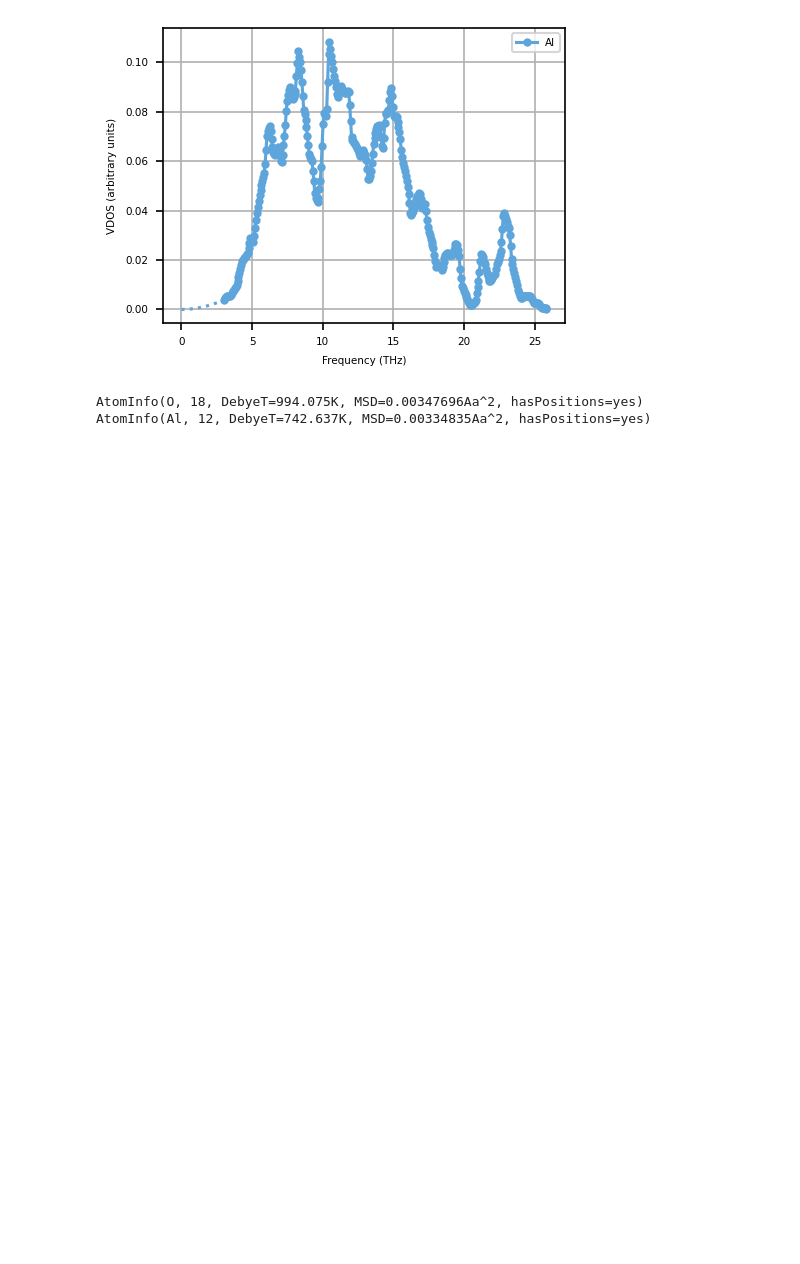
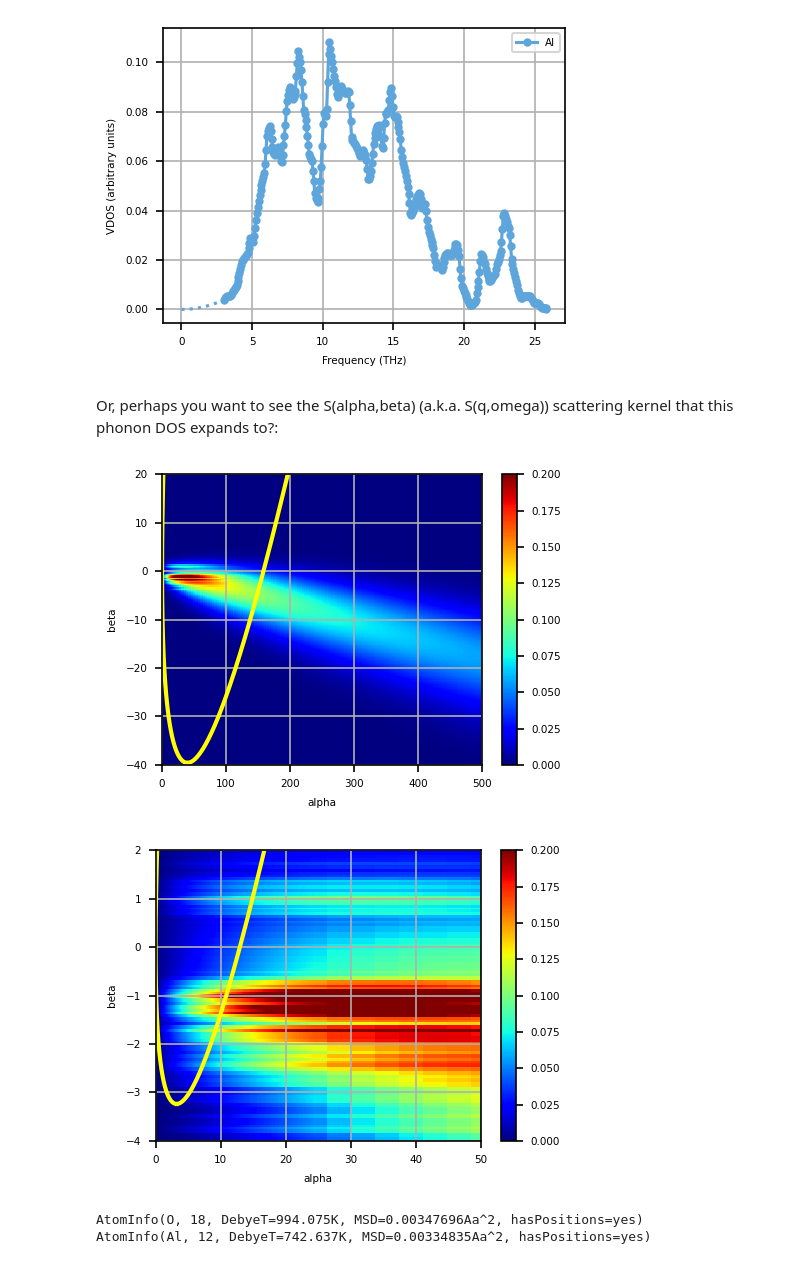
Before and after one commit to mctools/ncrystal-notebooks, a Jupyter notebook: notebooks/ncrystal1_basic_01_Introduction_and_Python_API.ipynb, the cells around one changed output. Cells and saved outputs as stored; diff of their text form; code cells hidden in the pictures; blank space fills up the shorter version.

```diff
--- a/notebooks/ncrystal1_basic_01_Introduction_and_Python_API.ipynb
+++ b/notebooks/ncrystal1_basic_01_Introduction_and_Python_API.ipynb
@@ -318,6 +318,14 @@ DynamicInfo(Al, fraction=40%, type=VDOS, npts=352)
 info.findDynInfo('Al').plot_vdos(unit='THz')#default unit is eV
 # %% [output]
 [figure]
+# %% [markdown]
+Or, perhaps you want to see the S(alpha,beta) (a.k.a. S(q,omega)) scattering kernel that this phonon DOS expands to?:
+# %%
+di.plot_knl(clim=(0,0.2),xlim=(0,500),ylim=(-40,20),phasespace_curves=[1.0])#with 1.0eV neutron kinematic limit shown
+di.plot_knl(clim=(0,0.2),xlim=(0,50),ylim=(-4,2),phasespace_curves=[NC.wl2ekin(1.0)])#with 1.0Å neutron kinematic limit shown
+# %% [output]
+[figure, added]
+[figure, added]
 # %%
 for ai in info.atominfos:
     print(ai)
```
Also changed, not shown: parts of 10 cells of this notebook, 2 other files.
